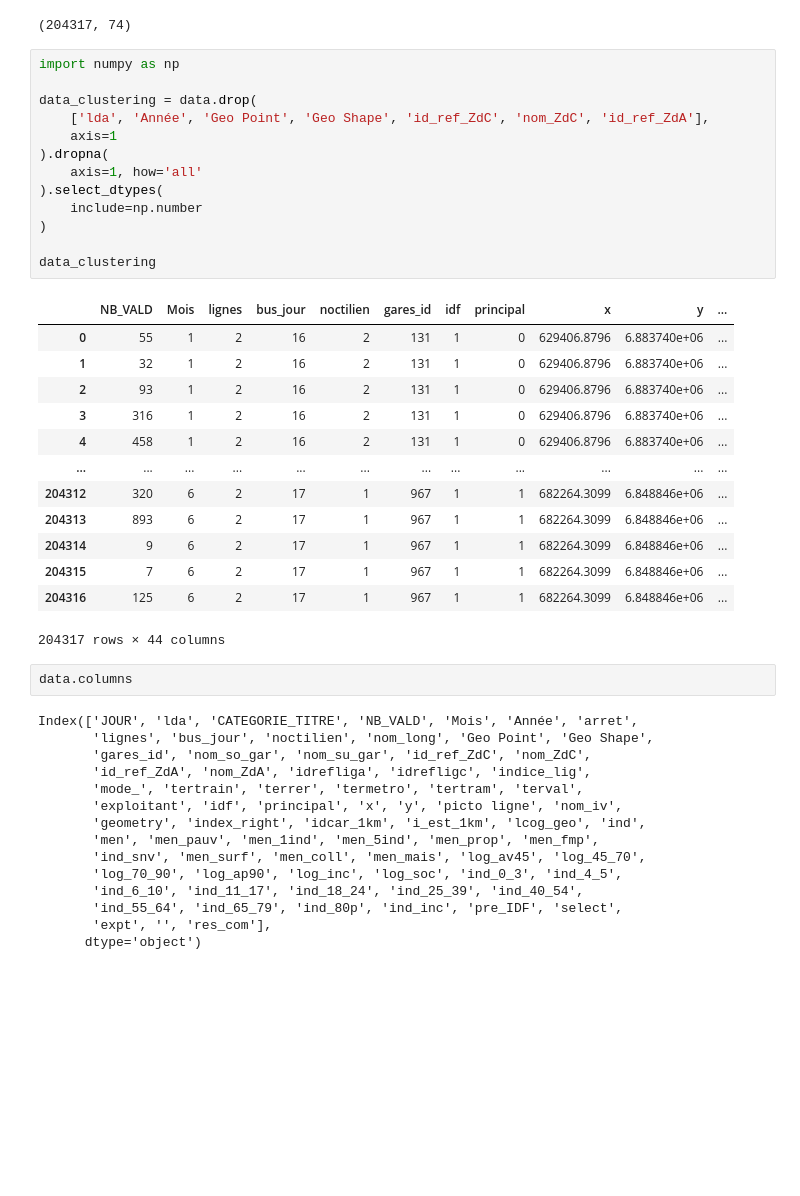
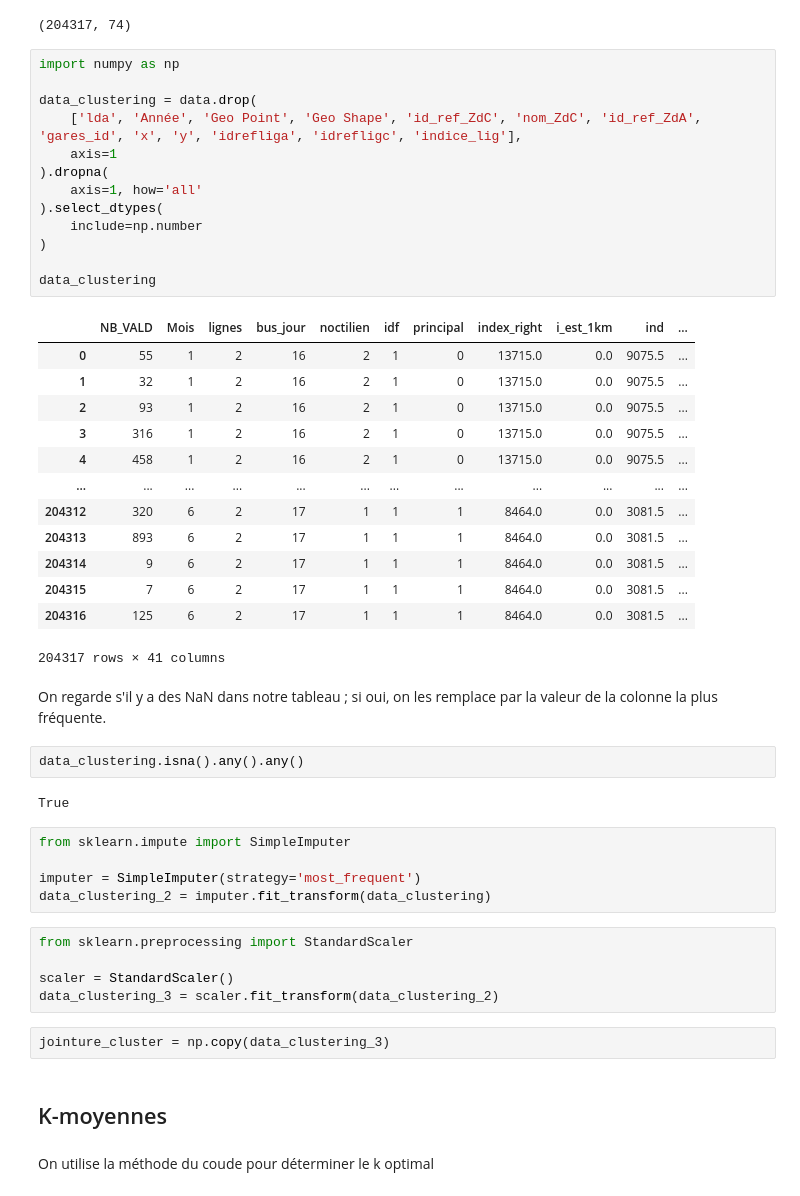
Before and after one commit to jlechat/Frequentation-des-stations-de-TC-en-Ile-de-France, a Jupyter notebook: 3- Modélisation/Clusterisation.ipynb, the cells around one changed output. Saved outputs shown, nothing was run; the diff lists cells and outputs as text; blank space fills up the shorter version.

```diff
--- a/3- Modélisation/Clusterisation.ipynb
+++ b/3- Modélisation/Clusterisation.ipynb
@@ -17,44 +21,49 @@ data.shape
 # %%
 import numpy as np
 
 data_clustering = data.drop(
-    ['lda', 'Année', 'Geo Point', 'Geo Shape', 'id_ref_ZdC', 'nom_ZdC', 'id_ref_ZdA'],
+    ['lda', 'Année', 'Geo Point', 'Geo Shape', 'id_ref_ZdC', 'nom_ZdC', 'id_ref_ZdA', 'gares_id', 'x', 'y', 'idrefliga', 'idrefligc', 'indice_lig'],
     axis=1
 ).dropna(
     axis=1, how='all'
 ).select_dtypes(
     include=np.number
 )
 
 data_clustering
 # %% [output]
-|  | NB_VALD | Mois | lignes | bus_jour | noctilien | gares_id | idf | principal | x | y | ... |
-| 0 | 55 | 1 | 2 | 16 | 2 | 131 | 1 | 0 | 629406.8796 | 6.883740e+06 | ... |
-| 1 | 32 | 1 | 2 | 16 | 2 | 131 | 1 | 0 | 629406.8796 | 6.883740e+06 | ... |
-| 2 | 93 | 1 | 2 | 16 | 2 | 131 | 1 | 0 | 629406.8796 | 6.883740e+06 | ... |
-| 3 | 316 | 1 | 2 | 16 | 2 | 131 | 1 | 0 | 629406.8796 | 6.883740e+06 | ... |
-| 4 | 458 | 1 | 2 | 16 | 2 | 131 | 1 | 0 | 629406.8796 | 6.883740e+06 | ... |
+|  | NB_VALD | Mois | lignes | bus_jour | noctilien | idf | principal | index_right | i_est_1km | ind | ... |
+| 0 | 55 | 1 | 2 | 16 | 2 | 1 | 0 | 13715.0 | 0.0 | 9075.5 | ... |
+| 1 | 32 | 1 | 2 | 16 | 2 | 1 | 0 | 13715.0 | 0.0 | 9075.5 | ... |
+| 2 | 93 | 1 | 2 | 16 | 2 | 1 | 0 | 13715.0 | 0.0 | 9075.5 | ... |
+| 3 | 316 | 1 | 2 | 16 | 2 | 1 | 0 | 13715.0 | 0.0 | 9075.5 | ... |
+| 4 | 458 | 1 | 2 | 16 | 2 | 1 | 0 | 13715.0 | 0.0 | 9075.5 | ... |
 | ... | ... | ... | ... | ... | ... | ... | ... | ... | ... | ... | ... |
-| 204312 | 320 | 6 | 2 | 17 | 1 | 967 | 1 | 1 | 682264.3099 | 6.848846e+06 | ... |
-| 204313 | 893 | 6 | 2 | 17 | 1 | 967 | 1 | 1 | 682264.3099 | 6.848846e+06 | ... |
-| 204314 | 9 | 6 | 2 | 17 | 1 | 967 | 1 | 1 | 682264.3099 | 6.848846e+06 | ... |
-| 204315 | 7 | 6 | 2 | 17 | 1 | 967 | 1 | 1 | 682264.3099 | 6.848846e+06 | ... |
-| 204316 | 125 | 6 | 2 | 17 | 1 | 967 | 1 | 1 | 682264.3099 | 6.848846e+06 | ... |
+| 204312 | 320 | 6 | 2 | 17 | 1 | 1 | 1 | 8464.0 | 0.0 | 3081.5 | ... |
+| 204313 | 893 | 6 | 2 | 17 | 1 | 1 | 1 | 8464.0 | 0.0 | 3081.5 | ... |
+| 204314 | 9 | 6 | 2 | 17 | 1 | 1 | 1 | 8464.0 | 0.0 | 3081.5 | ... |
+| 204315 | 7 | 6 | 2 | 17 | 1 | 1 | 1 | 8464.0 | 0.0 | 3081.5 | ... |
+| 204316 | 125 | 6 | 2 | 17 | 1 | 1 | 1 | 8464.0 | 0.0 | 3081.5 | ... |
-204317 rows × 44 columns
+204317 rows × 41 columns
+# %% [markdown]
+On regarde s'il y a des NaN dans notre tableau ; si oui, on les remplace par la valeur de la colonne la plus fréquente.
+# %%
+data_clustering.isna().any().any()
+# %% [output]
+True
 # %%
-data.columns
+from sklearn.impute import SimpleImputer
+
+imputer = SimpleImputer(strategy='most_frequent')
+data_clustering_2 = imputer.fit_transform(data_clustering)
-# %% [output]
-Index(['JOUR', 'lda', 'CATEGORIE_TITRE', 'NB_VALD', 'Mois', 'Année', 'arret',
-       'lignes', 'bus_jour', 'noctilien', 'nom_long', 'Geo Point', 'Geo Shape',
-       'gares_id', 'nom_so_gar', 'nom_su_gar', 'id_ref_ZdC', 'nom_ZdC',
-       'id_ref_ZdA', 'nom_ZdA', 'idrefliga', 'idrefligc', 'indice_lig',
-       'mode_', 'tertrain', 'terrer', 'termetro', 'tertram', 'terval',
-       'exploitant', 'idf', 'principal', 'x', 'y', 'picto ligne', 'nom_iv',
-       'geometry', 'index_right', 'idcar_1km', 'i_est_1km', 'lcog_geo', 'ind',
-       'men', 'men_pauv', 'men_1ind', 'men_5ind', 'men_prop', 'men_fmp',
-       'ind_snv', 'men_surf', 'men_coll', 'men_mais', 'log_av45', 'log_45_70',
-       'log_70_90', 'log_ap90', 'log_inc', 'log_soc', 'ind_0_3', 'ind_4_5',
-       'ind_6_10', 'ind_11_17', 'ind_18_24', 'ind_25_39', 'ind_40_54',
-       'ind_55_64', 'ind_65_79', 'ind_80p', 'ind_inc', 'pre_IDF', 'select',
-       'expt', '', 'res_com'],
-      dtype='object')
+# %%
+from sklearn.preprocessing import StandardScaler
+
+scaler = StandardScaler()
+data_clustering_3 = scaler.fit_transform(data_clustering_2)
+# %%
+jointure_cluster = np.copy(data_clustering_3)
+# %% [markdown]
+## K-moyennes
+# %% [markdown]
+On utilise la méthode du coude pour déterminer le k optimal
```
Also changed, not shown: parts of 9 cells of this notebook, 1 other file.
